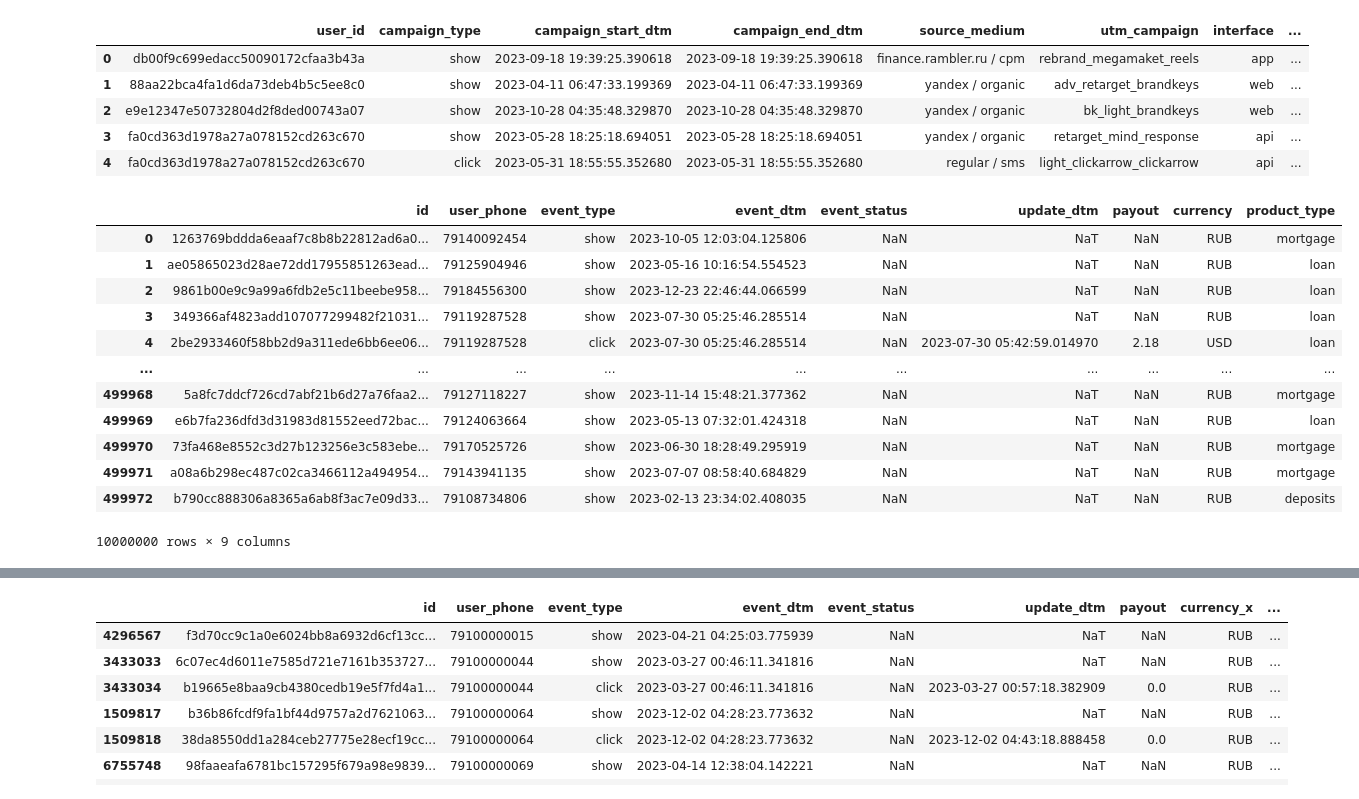
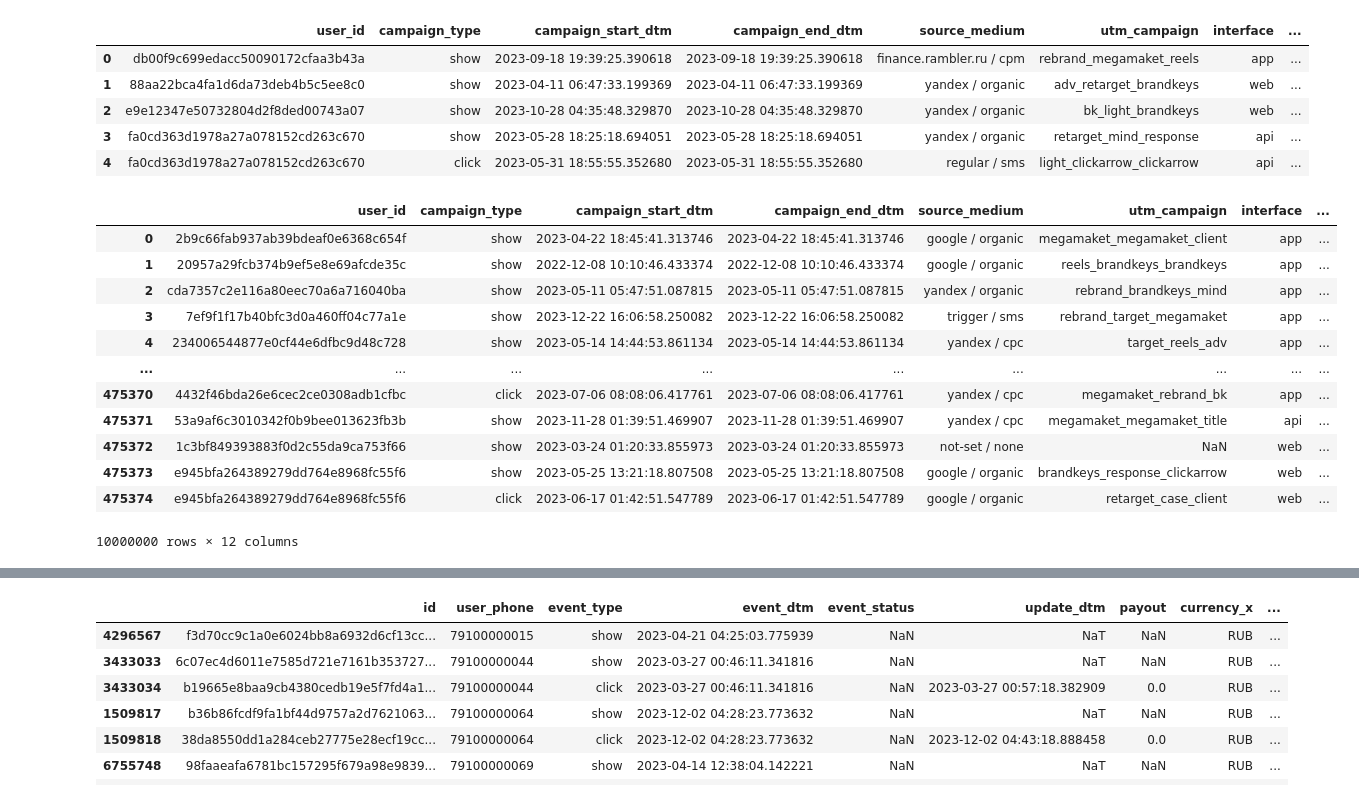
Before and after one commit to maratgaliulin/magnum_scopum_sravni_ru_dataton_2024, a Jupyter notebook: datasets/datasets_analize_v1.ipynb, the cells around one changed output, grey strips where cells are left out. Cells and saved outputs as stored; diff of their text form; code cells hidden in the pictures.

```diff
--- a/datasets/datasets_analize_v1.ipynb
+++ b/datasets/datasets_analize_v1.ipynb
@@ -70,0 +87,2 @@ users_data.head()
+# %%
+merge_data = event_data.set_index('user_phone').join(users_data.set_index('user_phone'))
@@ -70,0 +91,7 @@ users_data.head()
+# %%
+adv_data = dd.read_csv(hf_hub_download(repo_id=REPO_ID, filename=adv, repo_type="dataset"), low_memory=False)
+# Преобразование полей датасетов во временные метки
+adv_data['campaign_start_dtm'] = dd.to_datetime(adv_data['campaign_start_dtm'])
+adv_data['campaign_end_dtm'] = dd.to_datetime(adv_data['campaign_end_dtm'])
+# %%
+adv_data.set_index('user_id')
@@ -88,16 +139,18 @@ users_data['delete_dtm'] = dd.to_datetime(users_data['delete_dtm'])
+# %%
+adv_merge = dd.merge(adv_data, users_data, on ='user_id', how = 'left')
 # %%
-event_data.compute()
+adv_merge.compute()
 # %% [output]
-|  | id | user_phone | event_type | event_dtm | event_status | update_dtm | payout | currency | product_type |
-| 0 | 1263769bddda6eaaf7c8b8b22812ad6a0... | 79140092454 | show | 2023-10-05 12:03:04.125806 | NaN | NaT | NaN | RUB | mortgage |
-| 1 | ae05865023d28ae72dd17955851263ead... | 79125904946 | show | 2023-05-16 10:16:54.554523 | NaN | NaT | NaN | RUB | loan |
-| 2 | 9861b00e9c9a99a6fdb2e5c11beebe958... | 79184556300 | show | 2023-12-23 22:46:44.066599 | NaN | NaT | NaN | RUB | loan |
-| 3 | 349366af4823add107077299482f21031... | 79119287528 | show | 2023-07-30 05:25:46.285514 | NaN | NaT | NaN | RUB | loan |
-| 4 | 2be2933460f58bb2d9a311ede6bb6ee06... | 79119287528 | click | 2023-07-30 05:25:46.285514 | NaN | 2023-07-30 05:42:59.014970 | 2.18 | USD | loan |
-| ... | ... | ... | ... | ... | ... | ... | ... | ... | ... |
-| 499968 | 5a8fc7ddcf726cd7abf21b6d27a76faa2... | 79127118227 | show | 2023-11-14 15:48:21.377362 | NaN | NaT | NaN | RUB | mortgage |
-| 499969 | e6b7fa236dfd3d31983d81552eed72bac... | 79124063664 | show | 2023-05-13 07:32:01.424318 | NaN | NaT | NaN | RUB | loan |
-| 499970 | 73fa468e8552c3d27b123256e3c583ebe... | 79170525726 | show | 2023-06-30 18:28:49.295919 | NaN | NaT | NaN | RUB | mortgage |
-| 499971 | a08a6b298ec487c02ca3466112a494954... | 79143941135 | show | 2023-07-07 08:58:40.684829 | NaN | NaT | NaN | RUB | mortgage |
-| 499972 | b790cc888306a8365a6ab8f3ac7e09d33... | 79108734806 | show | 2023-02-13 23:34:02.408035 | NaN | NaT | NaN | RUB | deposits |
+|  | user_id | campaign_type | campaign_start_dtm | campaign_end_dtm | source_medium | utm_campaign | interface | ... |
+| 0 | 2b9c66fab937ab39bdeaf0e6368c654f | show | 2023-04-22 18:45:41.313746 | 2023-04-22 18:45:41.313746 | google / organic | megamaket_megamaket_client | app | ... |
+| 1 | 20957a29fcb374b9ef5e8e69afcde35c | show | 2022-12-08 10:10:46.433374 | 2022-12-08 10:10:46.433374 | google / organic | reels_brandkeys_brandkeys | app | ... |
+| 2 | cda7357c2e116a80eec70a6a716040ba | show | 2023-05-11 05:47:51.087815 | 2023-05-11 05:47:51.087815 | yandex / organic | rebrand_brandkeys_mind | app | ... |
+| 3 | 7ef9f1f17b40bfc3d0a460ff04c77a1e | show | 2023-12-22 16:06:58.250082 | 2023-12-22 16:06:58.250082 | trigger / sms | rebrand_target_megamaket | app | ... |
+| 4 | 234006544877e0cf44e6dfbc9d48c728 | show | 2023-05-14 14:44:53.861134 | 2023-05-14 14:44:53.861134 | yandex / cpc | target_reels_adv | app | ... |
+| ... | ... | ... | ... | ... | ... | ... | ... | ... |
+| 475370 | 4432f46bda26e6cec2ce0308adb1cfbc | click | 2023-07-06 08:08:06.417761 | 2023-07-06 08:08:06.417761 | yandex / cpc | megamaket_rebrand_bk | app | ... |
+| 475371 | 53a9af6c3010342f0b9bee013623fb3b | show | 2023-11-28 01:39:51.469907 | 2023-11-28 01:39:51.469907 | yandex / cpc | megamaket_megamaket_title | api | ... |
+| 475372 | 1c3bf849393883f0d2c55da9ca753f66 | show | 2023-03-24 01:20:33.855973 | 2023-03-24 01:20:33.855973 | not-set / none | NaN | web | ... |
+| 475373 | e945bfa264389279dd764e8968fc55f6 | show | 2023-05-25 13:21:18.807508 | 2023-05-25 13:21:18.807508 | google / organic | brandkeys_response_clickarrow | web | ... |
+| 475374 | e945bfa264389279dd764e8968fc55f6 | click | 2023-06-17 01:42:51.547789 | 2023-06-17 01:42:51.547789 | google / organic | retarget_case_client | web | ... |
-10000000 rows × 9 columns
+10000000 rows × 12 columns
```
Also changed, not shown: parts of 23 cells of this notebook, 2 other files.
